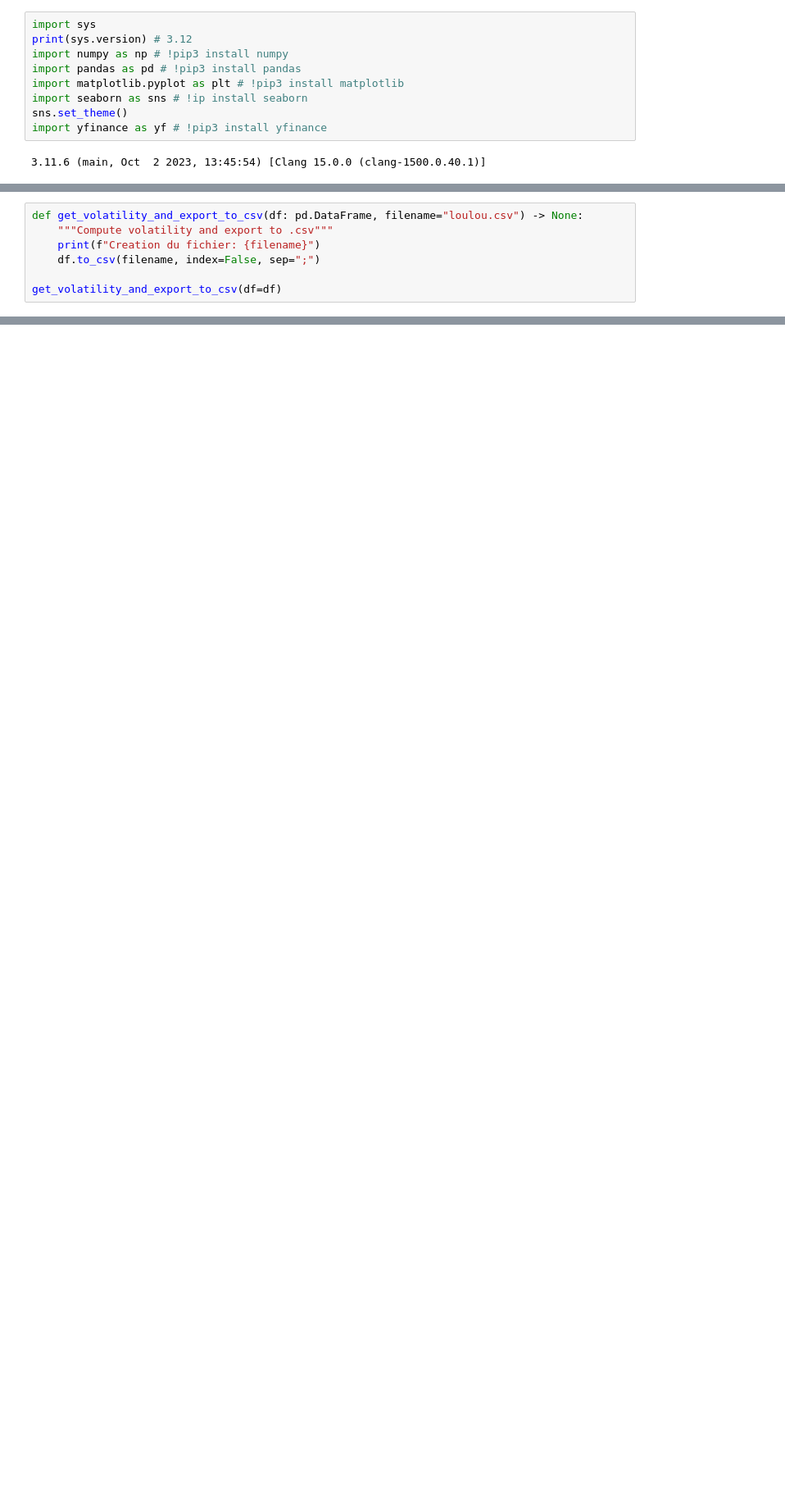
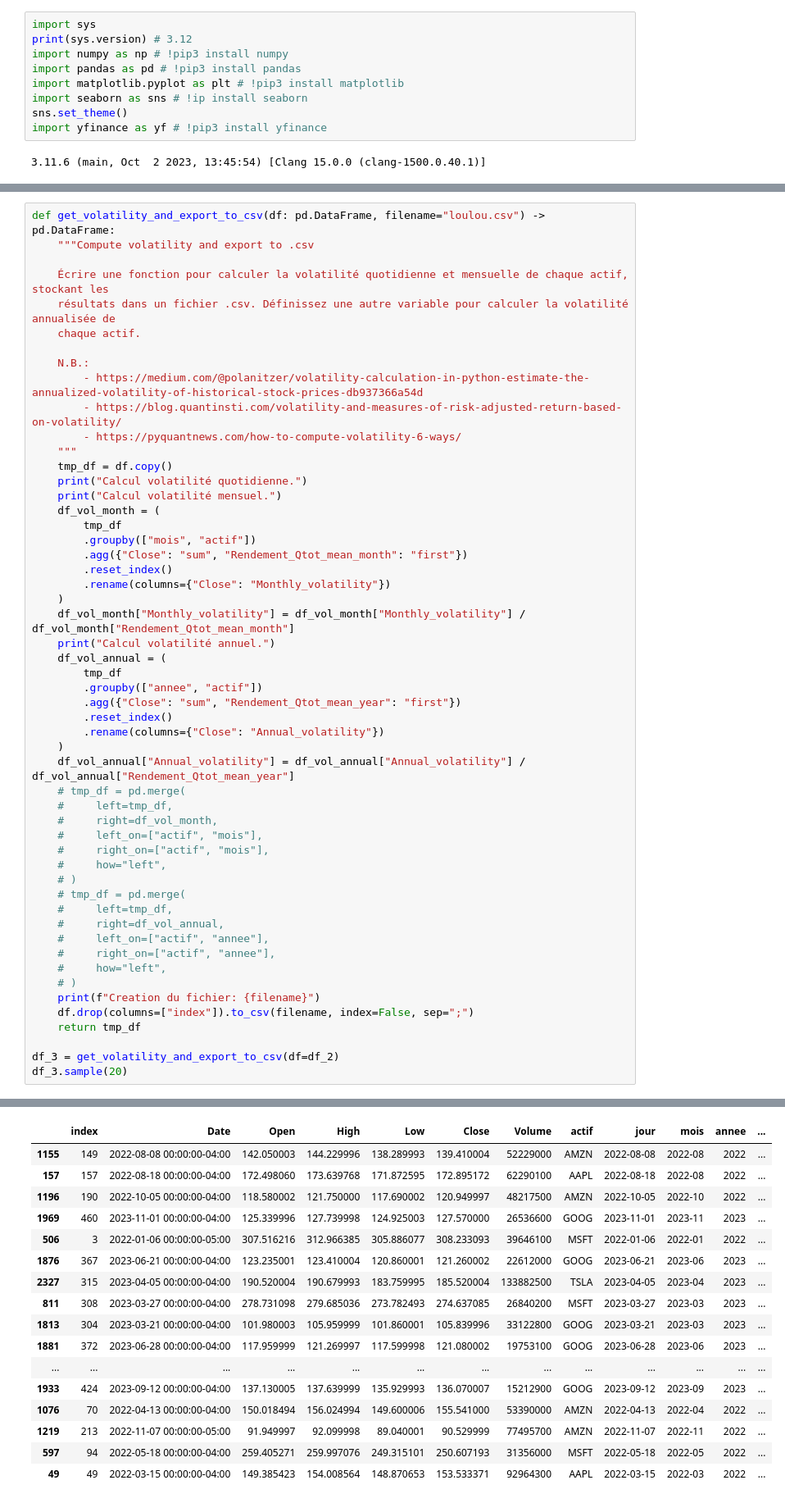
Before and after one commit to BaptPicxDev/exercice-finance-loulou, a Jupyter notebook: loulou.ipynb, the cells around one changed output, grey strips where cells are left out. Shown at 82% size. Drawn from its saved outputs; the diff is of its cells as text; blank space fills up the shorter version.

```diff
--- a/loulou.ipynb
+++ b/loulou.ipynb
@@ -147,7 +149,54 @@ df_2.tail(30)
-# %%
-def get_volatility_and_export_to_csv(df: pd.DataFrame, filename="loulou.csv") -> None:
-    """Compute volatility and export to .csv"""
-    print(f"Creation du fichier: {filename}")
-    df.to_csv(filename, index=False, sep=";")
-
-get_volatility_and_export_to_csv(df=df)
+# %%
+def get_volatility_and_export_to_csv(df: pd.DataFrame, filename="loulou.csv") -> pd.DataFrame:
+    """Compute volatility and export to .csv
+
+    Écrire une fonction pour calculer la volatilité quotidienne et mensuelle de chaque actif, stockant les
+    résultats dans un fichier .csv. Définissez une autre variable pour calculer la volatilité annualisée de
+    chaque actif.
+
+    N.B.:
+        - https://medium.com/@polanitzer/volatility-calculation-in-python-estimate-the-annualized-volatility-of-historical-stock-prices-db937366a54d
+        - https://blog.quantinsti.com/volatility-and-measures-of-risk-adjusted-return-based-on-volatility/
+        - https://pyquantnews.com/how-to-compute-volatility-6-ways/
+    """
+    tmp_df = df.copy()
+    print("Calcul volatilité quotidienne.")
+    print("Calcul volatilité mensuel.")
+    df_vol_month = (
+        tmp_df
+        .groupby(["mois", "actif"])
+        .agg({"Close": "sum", "Rendement_Qtot_mean_month": "first"})
+        .reset_index()
+        .rename(columns={"Close": "Monthly_volatility"})
+    )
+    df_vol_month["Monthly_volatility"] = df_vol_month["Monthly_volatility"] / df_vol_month["Rendement_Qtot_mean_month"]
+    print("Calcul volatilité annuel.")
+    df_vol_annual = (
+        tmp_df
+        .groupby(["annee", "actif"])
+        .agg({"Close": "sum", "Rendement_Qtot_mean_year": "first"})
+        .reset_index()
+        .rename(columns={"Close": "Annual_volatility"})
+    )
+    df_vol_annual["Annual_volatility"] = df_vol_annual["Annual_volatility"] / df_vol_annual["Rendement_Qtot_mean_year"]
+    # tmp_df = pd.merge(
+    #     left=tmp_df,
+    #     right=df_vol_month,
+    #     left_on=["actif", "mois"],
+    #     right_on=["actif", "mois"],
+    #     how="left",
+    # )
+    # tmp_df = pd.merge(
+    #     left=tmp_df,
+    #     right=df_vol_annual,
+    #     left_on=["actif", "annee"],
+    #     right_on=["actif", "annee"],
+    #     how="left",
+    # )
+    print(f"Creation du fichier: {filename}")
+    df.drop(columns=["index"]).to_csv(filename, index=False, sep=";")
+    return tmp_df
+
+df_3 = get_volatility_and_export_to_csv(df=df_2)
+df_3.sample(20)
+# %% [output]
@@ -153,0 +207,17 @@ get_volatility_and_export_to_csv(df=df)
+|  | index | Date | Open | High | Low | Close | Volume | actif | jour | mois | annee | ... |
+| 1155 | 149 | 2022-08-08 00:00:00-04:00 | 142.050003 | 144.229996 | 138.289993 | 139.410004 | 52229000 | AMZN | 2022-08-08 | 2022-08 | 2022 | ... |
+| 157 | 157 | 2022-08-18 00:00:00-04:00 | 172.498060 | 173.639768 | 171.872595 | 172.895172 | 62290100 | AAPL | 2022-08-18 | 2022-08 | 2022 | ... |
+| 1196 | 190 | 2022-10-05 00:00:00-04:00 | 118.580002 | 121.750000 | 117.690002 | 120.949997 | 48217500 | AMZN | 2022-10-05 | 2022-10 | 2022 | ... |
+| 1969 | 460 | 2023-11-01 00:00:00-04:00 | 125.339996 | 127.739998 | 124.925003 | 127.570000 | 26536600 | GOOG | 2023-11-01 | 2023-11 | 2023 | ... |
+| 506 | 3 | 2022-01-06 00:00:00-05:00 | 307.516216 | 312.966385 | 305.886077 | 308.233093 | 39646100 | MSFT | 2022-01-06 | 2022-01 | 2022 | ... |
+| 1876 | 367 | 2023-06-21 00:00:00-04:00 | 123.235001 | 123.410004 | 120.860001 | 121.260002 | 22612000 | GOOG | 2023-06-21 | 2023-06 | 2023 | ... |
+| 2327 | 315 | 2023-04-05 00:00:00-04:00 | 190.520004 | 190.679993 | 183.759995 | 185.520004 | 133882500 | TSLA | 2023-04-05 | 2023-04 | 2023 | ... |
+| 811 | 308 | 2023-03-27 00:00:00-04:00 | 278.731098 | 279.685036 | 273.782493 | 274.637085 | 26840200 | MSFT | 2023-03-27 | 2023-03 | 2023 | ... |
+| 1813 | 304 | 2023-03-21 00:00:00-04:00 | 101.980003 | 105.959999 | 101.860001 | 105.839996 | 33122800 | GOOG | 2023-03-21 | 2023-03 | 2023 | ... |
+| 1881 | 372 | 2023-06-28 00:00:00-04:00 | 117.959999 | 121.269997 | 117.599998 | 121.080002 | 19753100 | GOOG | 2023-06-28 | 2023-06 | 2023 | ... |
+| ... | ... | ... | ... | ... | ... | ... | ... | ... | ... | ... | ... | ... |
+| 1933 | 424 | 2023-09-12 00:00:00-04:00 | 137.130005 | 137.639999 | 135.929993 | 136.070007 | 15212900 | GOOG | 2023-09-12 | 2023-09 | 2023 | ... |
+| 1076 | 70 | 2022-04-13 00:00:00-04:00 | 150.018494 | 156.024994 | 149.600006 | 155.541000 | 53390000 | AMZN | 2022-04-13 | 2022-04 | 2022 | ... |
+| 1219 | 213 | 2022-11-07 00:00:00-05:00 | 91.949997 | 92.099998 | 89.040001 | 90.529999 | 77495700 | AMZN | 2022-11-07 | 2022-11 | 2022 | ... |
+| 597 | 94 | 2022-05-18 00:00:00-04:00 | 259.405271 | 259.997076 | 249.315101 | 250.607193 | 31356000 | MSFT | 2022-05-18 | 2022-05 | 2022 | ... |
+| 49 | 49 | 2022-03-15 00:00:00-04:00 | 149.385423 | 154.008564 | 148.870653 | 153.533371 | 92964300 | AAPL | 2022-03-15 | 2022-03 | 2022 | ... |
```
Also changed, not shown: parts of 2 cells of this notebook.
